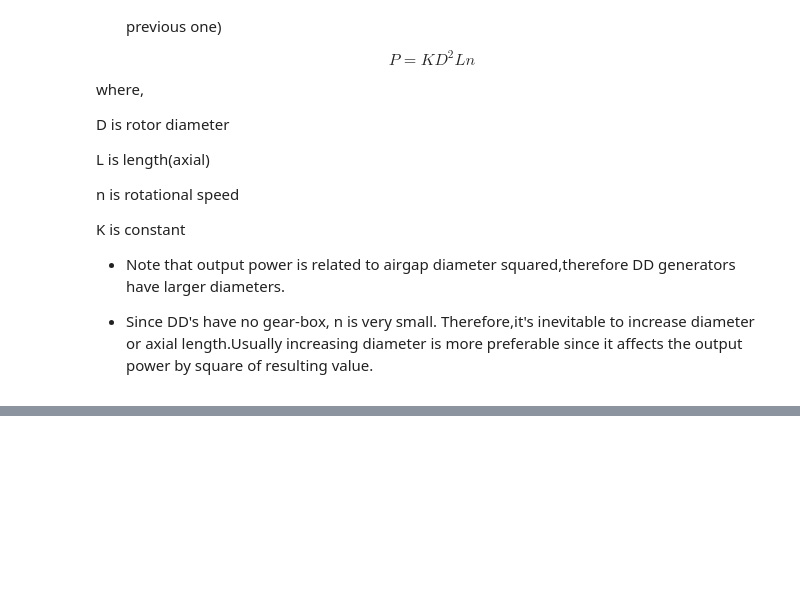
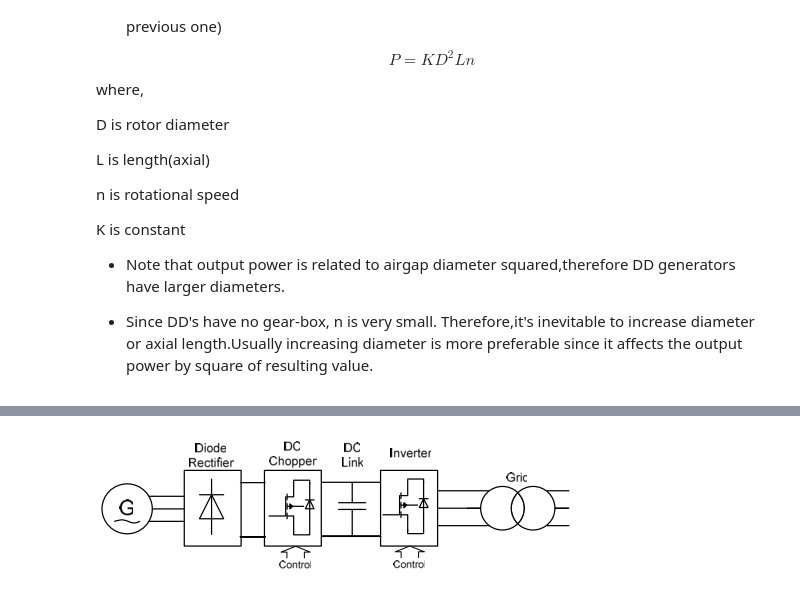
Before and after one commit to aydinbaskaya/MS_Thesis, a Jupyter notebook: Wind Turbines.ipynb, the cells around one changed output, grey strips where cells are left out. Saved outputs shown, nothing was run; the diff lists cells and outputs as text; code cells hidden in the pictures; blank space fills up the shorter version.

```diff
--- a/Wind Turbines.ipynb
+++ b/Wind Turbines.ipynb
@@ -198,0 +276,5 @@ K is constant
+# %%
+from IPython.display import Image
+Image(filename='intermediate.png')
+# %% [output]
+[figure, added]
```
Also changed, not shown: parts of 12 cells of this notebook, 3 other files.
